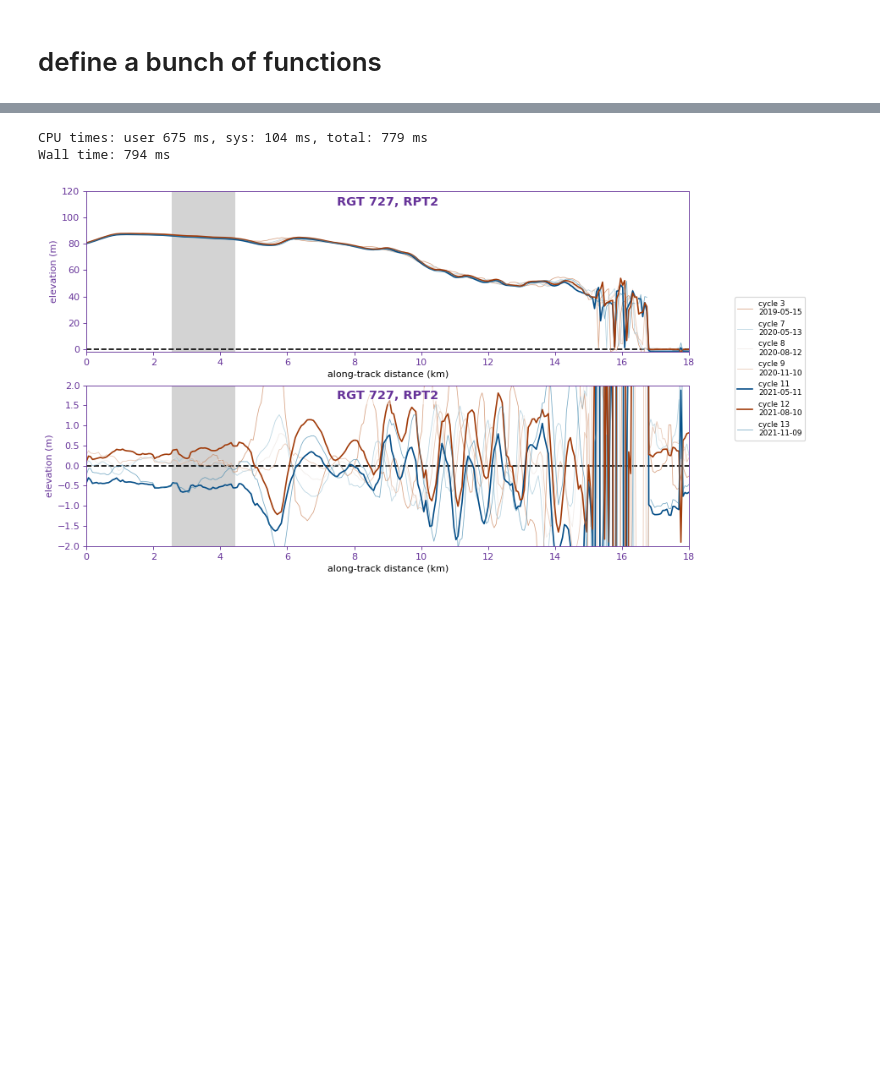
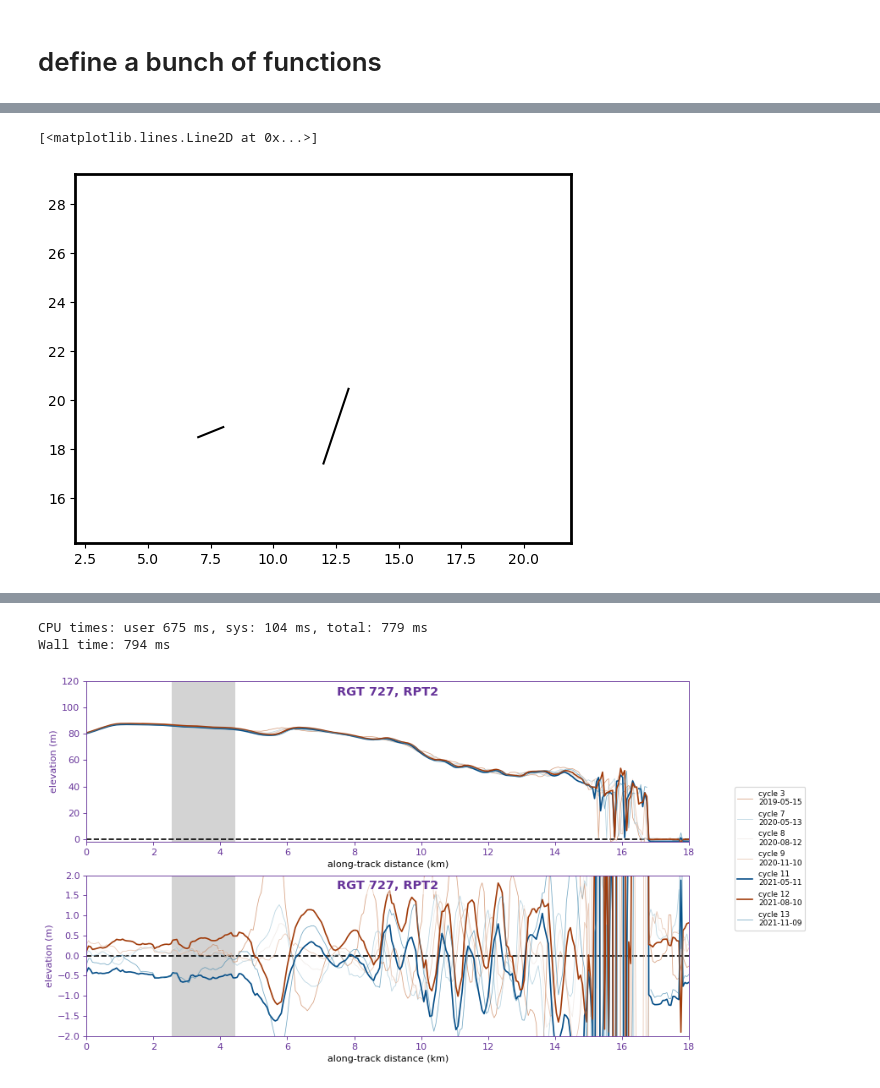
Before and after one commit to chancelorr/pinning-points, a Jupyter notebook: rpt_track_atl11.ipynb, the cells around one changed output, grey strips where cells are left out. Saved outputs shown, nothing was run; the diff lists cells and outputs as text; code cells hidden in the pictures; blank space fills up the shorter version.

```diff
--- a/rpt_track_atl11.ipynb
+++ b/rpt_track_atl11.ipynb
@@ -490,0 +482,4 @@ def get_tides(datadict, dfh_all, path_to_tide_model='../data'):
+# %%
+%%time
+datadict, gdf_gts, dfh_all = get_data(track)
+ds = datadict['pt2']
@@ -530,11 +518,0 @@ Wall time: 1.04 s
-# %%
-filename = df_files[df_files.track == track].filename.iloc[0]
-tides_filename = df_files[df_files.track == track].tides_filename.iloc[0]
-datadict = read_atl11(filename)
-tidedict = read_atl11_tides(tides_filename)
-gdf_gts = get_ground_tracks(datadict).to_crs(crs_antarctica)
-#pp_gdf = pp_gdf
-dfh_all = get_info_df_atl11(datadict)
-
-ds = datadict['pt1']
-dst = tidedict['pt1']
@@ -626,0 +568,11 @@ Wall time: 816 ms
+# %%
+means = []
+for cyc in ds.cycle_number[()]:
+    mean = np.mean(ds.h_corr.sel(cycle_number=cyc))
+    means.append(mean)
+# %%
+plt.figure()
+plt.plot(ds.cycle_number[()], means, color='black')
+# %% [output]
+[<matplotlib.lines.Line2D at 0x...>]
+[figure, added]
```
Also changed, not shown: parts of 50 cells of this notebook.
